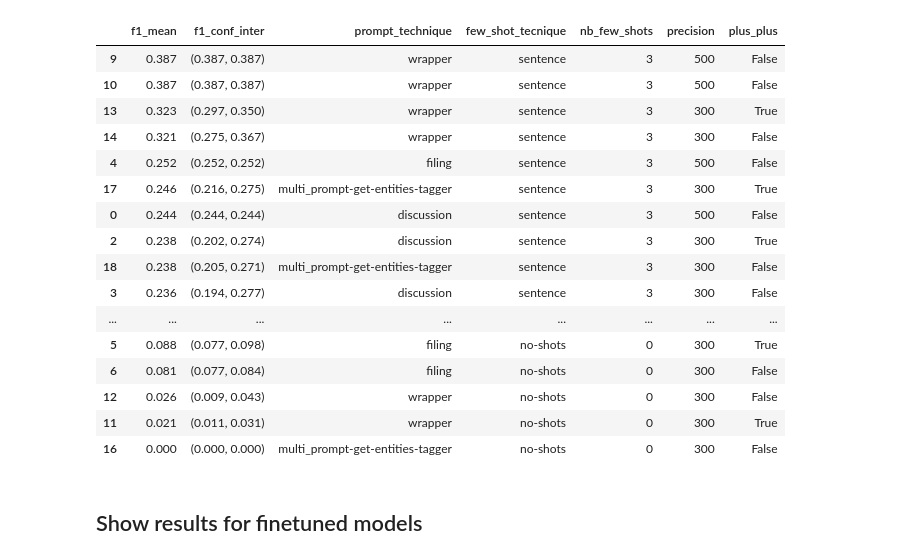
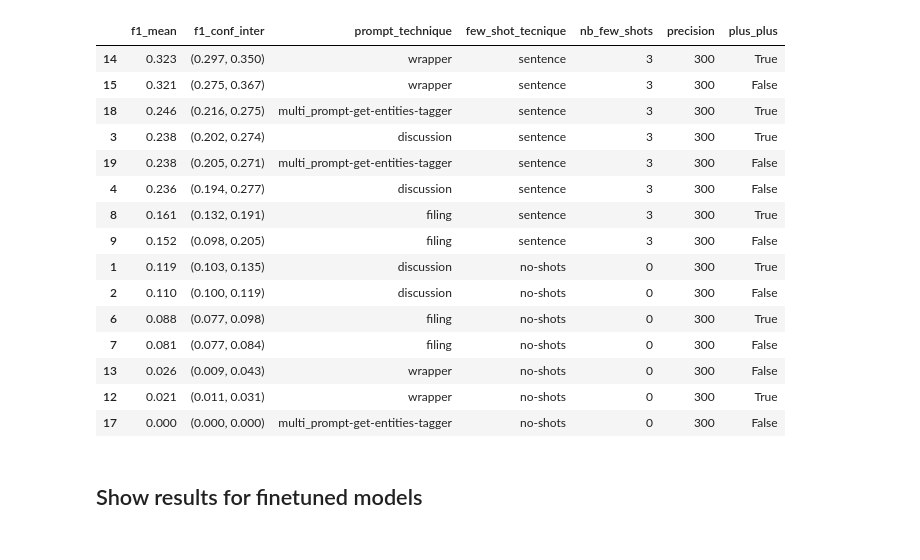
Before and after one commit to MathieuDesponds/Information-extraction-in-official-documents-using-LLMs, a Jupyter notebook: analysing_results.ipynb, the cells around one changed output. Drawn from its saved outputs; the diff is of its cells as text; code cells hidden in the pictures.

Commit message:
More results

```diff
--- a/analysing_results.ipynb
+++ b/analysing_results.ipynb
@@ -14,26 +14,27 @@ import matplotlib.pyplot as plt
 
 df_results = load_all_results(root_directory = "ner/saves/results/ontonote5/mistral-7b-v0.1/")
 # %%
-df_results[['f1_mean', 'f1_conf_inter', 'prompt_technique',
+df_to_show = df_results[['f1_mean', 'f1_conf_inter', 'prompt_technique',
        'few_shot_tecnique', 'nb_few_shots', 'precision', 'plus_plus']]
+
+df_to_show[df_to_show['precision'] == '300']
 # %% [output]
 |  | f1_mean | f1_conf_inter | prompt_technique | few_shot_tecnique | nb_few_shots | precision | plus_plus |
-| 9 | 0.387 | (0.387, 0.387) | wrapper | sentence | 3 | 500 | False |
-| 10 | 0.387 | (0.387, 0.387) | wrapper | sentence | 3 | 500 | False |
-| 13 | 0.323 | (0.297, 0.350) | wrapper | sentence | 3 | 300 | True |
-| 14 | 0.321 | (0.275, 0.367) | wrapper | sentence | 3 | 300 | False |
-| 4 | 0.252 | (0.252, 0.252) | filing | sentence | 3 | 500 | False |
-| 17 | 0.246 | (0.216, 0.275) | multi_prompt-get-entities-tagger | sentence | 3 | 300 | True |
-| 0 | 0.244 | (0.244, 0.244) | discussion | sentence | 3 | 500 | False |
-| 2 | 0.238 | (0.202, 0.274) | discussion | sentence | 3 | 300 | True |
-| 18 | 0.238 | (0.205, 0.271) | multi_prompt-get-entities-tagger | sentence | 3 | 300 | False |
-| 3 | 0.236 | (0.194, 0.277) | discussion | sentence | 3 | 300 | False |
-| ... | ... | ... | ... | ... | ... | ... | ... |
-| 5 | 0.088 | (0.077, 0.098) | filing | no-shots | 0 | 300 | True |
-| 6 | 0.081 | (0.077, 0.084) | filing | no-shots | 0 | 300 | False |
-| 12 | 0.026 | (0.009, 0.043) | wrapper | no-shots | 0 | 300 | False |
-| 11 | 0.021 | (0.011, 0.031) | wrapper | no-shots | 0 | 300 | True |
-| 16 | 0.000 | (0.000, 0.000) | multi_prompt-get-entities-tagger | no-shots | 0 | 300 | False |
+| 14 | 0.323 | (0.297, 0.350) | wrapper | sentence | 3 | 300 | True |
+| 15 | 0.321 | (0.275, 0.367) | wrapper | sentence | 3 | 300 | False |
+| 18 | 0.246 | (0.216, 0.275) | multi_prompt-get-entities-tagger | sentence | 3 | 300 | True |
+| 3 | 0.238 | (0.202, 0.274) | discussion | sentence | 3 | 300 | True |
+| 19 | 0.238 | (0.205, 0.271) | multi_prompt-get-entities-tagger | sentence | 3 | 300 | False |
+| 4 | 0.236 | (0.194, 0.277) | discussion | sentence | 3 | 300 | False |
+| 8 | 0.161 | (0.132, 0.191) | filing | sentence | 3 | 300 | True |
+| 9 | 0.152 | (0.098, 0.205) | filing | sentence | 3 | 300 | False |
+| 1 | 0.119 | (0.103, 0.135) | discussion | no-shots | 0 | 300 | True |
+| 2 | 0.110 | (0.100, 0.119) | discussion | no-shots | 0 | 300 | False |
+| 6 | 0.088 | (0.077, 0.098) | filing | no-shots | 0 | 300 | True |
+| 7 | 0.081 | (0.077, 0.084) | filing | no-shots | 0 | 300 | False |
+| 13 | 0.026 | (0.009, 0.043) | wrapper | no-shots | 0 | 300 | False |
+| 12 | 0.021 | (0.011, 0.031) | wrapper | no-shots | 0 | 300 | True |
+| 17 | 0.000 | (0.000, 0.000) | multi_prompt-get-entities-tagger | no-shots | 0 | 300 | False |
 # %% [markdown]
 ## Show results for finetuned models
 # %%
```
Also changed, not shown: 13 other files.
